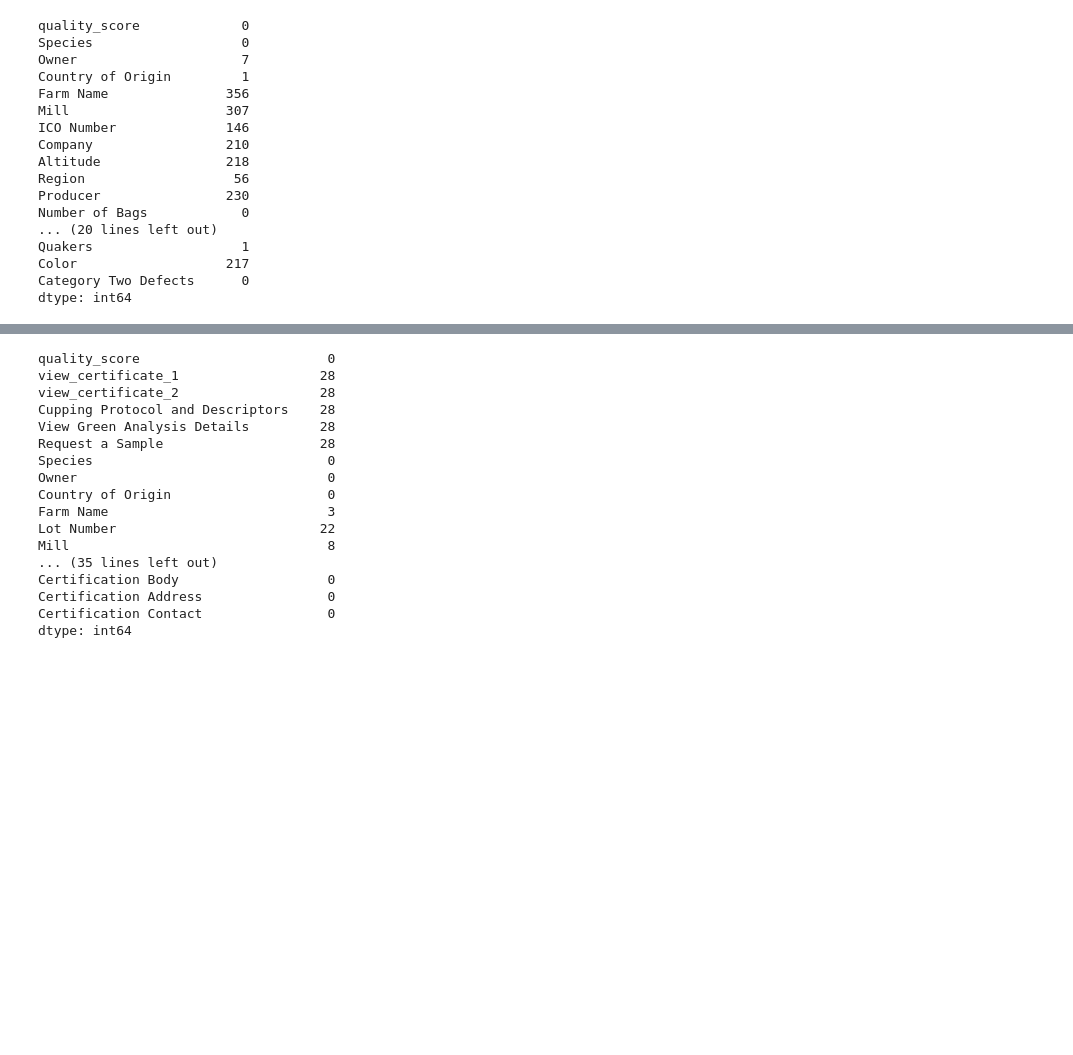
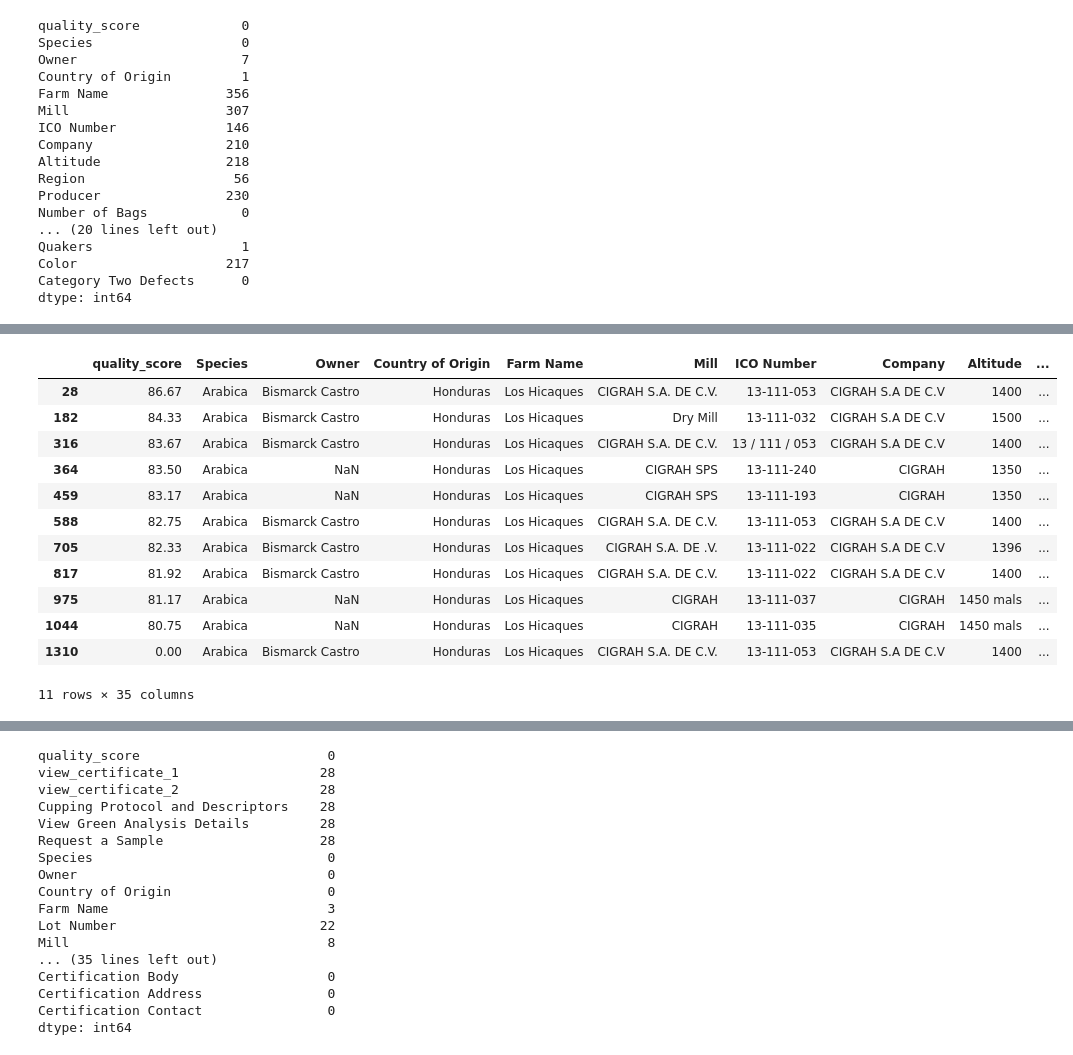
Before and after one commit to UjwalKavalipati/Coffee-Classification-Challenge, a Jupyter notebook: Cleaning coffee datasets.ipynb, the cells around one changed output, grey strips where cells are left out. Saved outputs shown, nothing was run; the diff lists cells and outputs as text; code cells hidden in the pictures; blank space fills up the shorter version.

```diff
--- a/Cleaning coffee datasets.ipynb
+++ b/Cleaning coffee datasets.ipynb
@@ -174,0 +148,17 @@ Name: Category Two Defects, dtype: int64
+# %%
+df_arabica[(df_arabica['Country of Origin']=='Honduras') & (df_arabica['Farm Name']=='Los Hicaques')
+          ]
+# %% [output]
+|  | quality_score | Species | Owner | Country of Origin | Farm Name | Mill | ICO Number | Company | Altitude | ... |
+| 28 | 86.67 | Arabica | Bismarck Castro | Honduras | Los Hicaques | CIGRAH S.A. DE C.V. | 13-111-053 | CIGRAH S.A DE C.V | 1400 | ... |
+| 182 | 84.33 | Arabica | Bismarck Castro | Honduras | Los Hicaques | Dry Mill | 13-111-032 | CIGRAH S.A DE C.V | 1500 | ... |
+| 316 | 83.67 | Arabica | Bismarck Castro | Honduras | Los Hicaques | CIGRAH S.A. DE C.V. | 13 / 111 / 053 | CIGRAH S.A DE C.V | 1400 | ... |
+| 364 | 83.50 | Arabica | NaN | Honduras | Los Hicaques | CIGRAH SPS | 13-111-240 | CIGRAH | 1350 | ... |
+| 459 | 83.17 | Arabica | NaN | Honduras | Los Hicaques | CIGRAH SPS | 13-111-193 | CIGRAH | 1350 | ... |
+| 588 | 82.75 | Arabica | Bismarck Castro | Honduras | Los Hicaques | CIGRAH S.A. DE C.V. | 13-111-053 | CIGRAH S.A DE C.V | 1400 | ... |
+| 705 | 82.33 | Arabica | Bismarck Castro | Honduras | Los Hicaques | CIGRAH S.A. DE .V. | 13-111-022 | CIGRAH S.A DE C.V | 1396 | ... |
+| 817 | 81.92 | Arabica | Bismarck Castro | Honduras | Los Hicaques | CIGRAH S.A. DE C.V. | 13-111-022 | CIGRAH S.A DE C.V | 1400 | ... |
+| 975 | 81.17 | Arabica | NaN | Honduras | Los Hicaques | CIGRAH | 13-111-037 | CIGRAH | 1450 mals | ... |
+| 1044 | 80.75 | Arabica | NaN | Honduras | Los Hicaques | CIGRAH | 13-111-035 | CIGRAH | 1450 mals | ... |
+| 1310 | 0.00 | Arabica | Bismarck Castro | Honduras | Los Hicaques | CIGRAH S.A. DE C.V. | 13-111-053 | CIGRAH S.A DE C.V | 1400 | ... |
+11 rows × 35 columns
```
Also changed, not shown: parts of 37 cells of this notebook.
